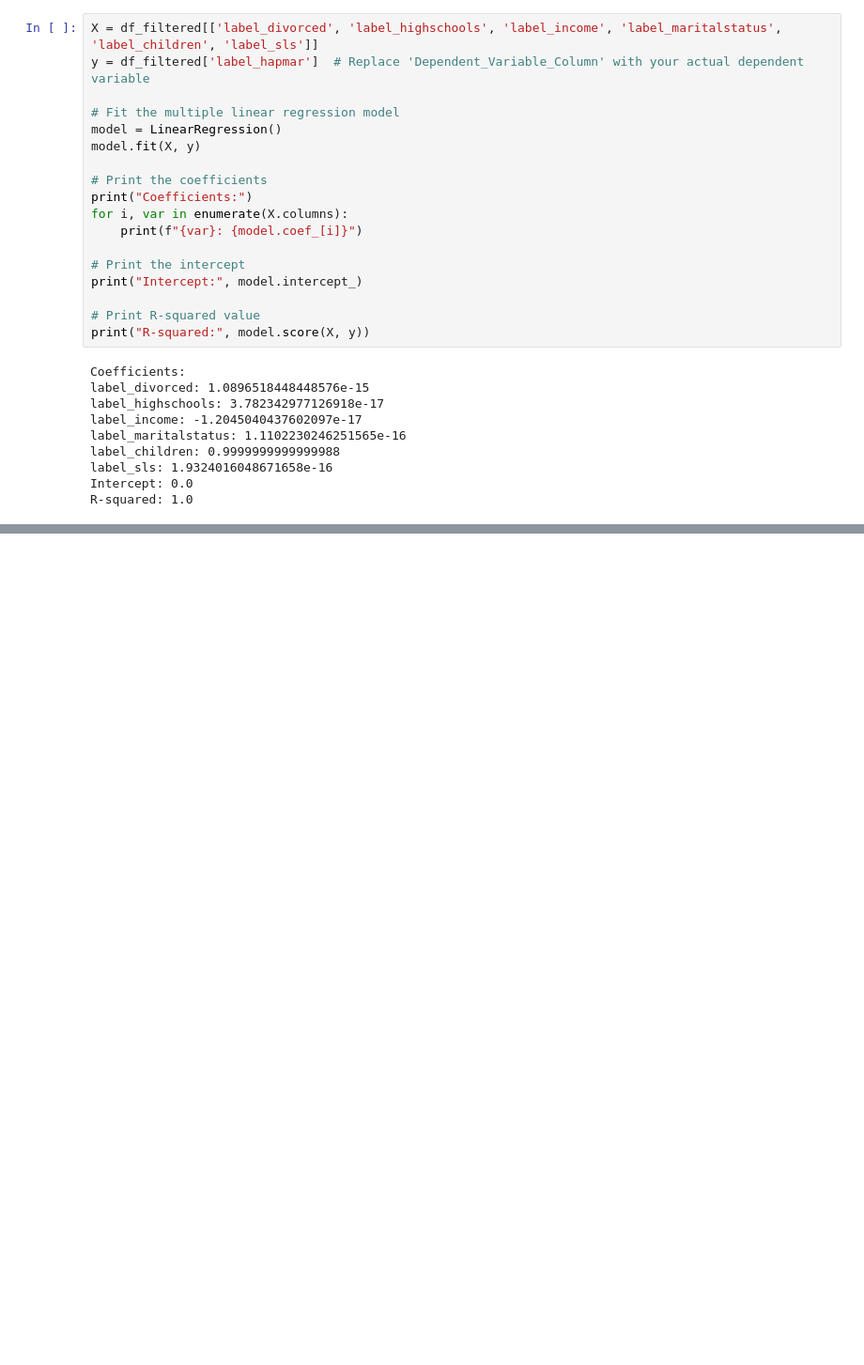
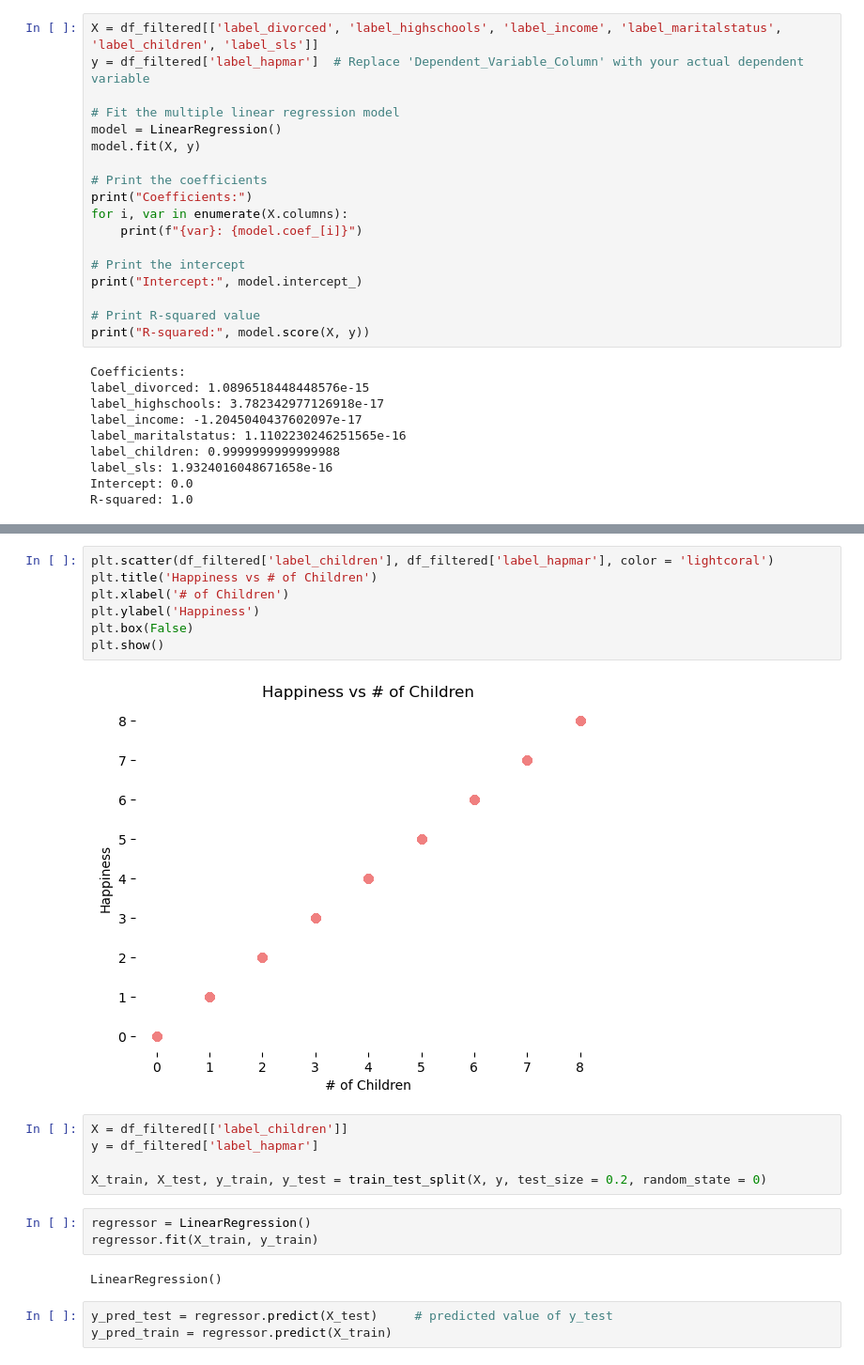
Before and after one commit to ninaysabel/DS4002P2, a Jupyter notebook: Scripts/Project2M1.ipynb, the cells around one changed output, grey strips where cells are left out. Shown: that part at 94% size. Drawn from its saved outputs; the diff is of its cells as text; blank space fills up the shorter version.

```diff
--- a/Scripts/Project2M1.ipynb
+++ b/Scripts/Project2M1.ipynb
@@ -248,0 +261,22 @@ plt.show()
+# %%
+plt.scatter(df_filtered['label_children'], df_filtered['label_hapmar'], color = 'lightcoral')
+plt.title('Happiness vs # of Children')
+plt.xlabel('# of Children')
+plt.ylabel('Happiness')
+plt.box(False)
+plt.show()
+# %% [output]
+[figure, added]
+# %%
+X = df_filtered[['label_children']]
+y = df_filtered['label_hapmar']
+
+X_train, X_test, y_train, y_test = train_test_split(X, y, test_size = 0.2, random_state = 0)
+# %%
+regressor = LinearRegression()
+regressor.fit(X_train, y_train)
+# %% [output]
+LinearRegression()
+# %%
+y_pred_test = regressor.predict(X_test)     # predicted value of y_test
+y_pred_train = regressor.predict(X_train)
```
Also changed, not shown: parts of 6 cells of this notebook.
